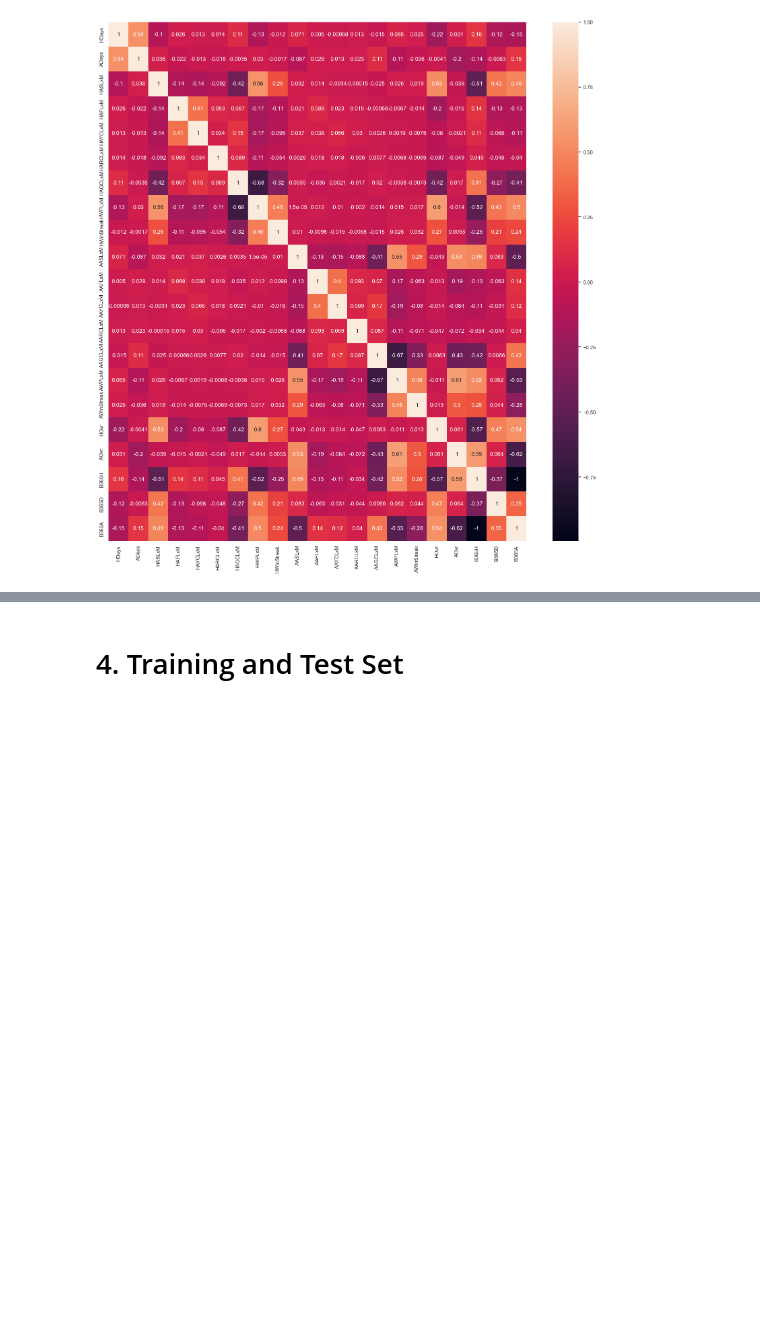
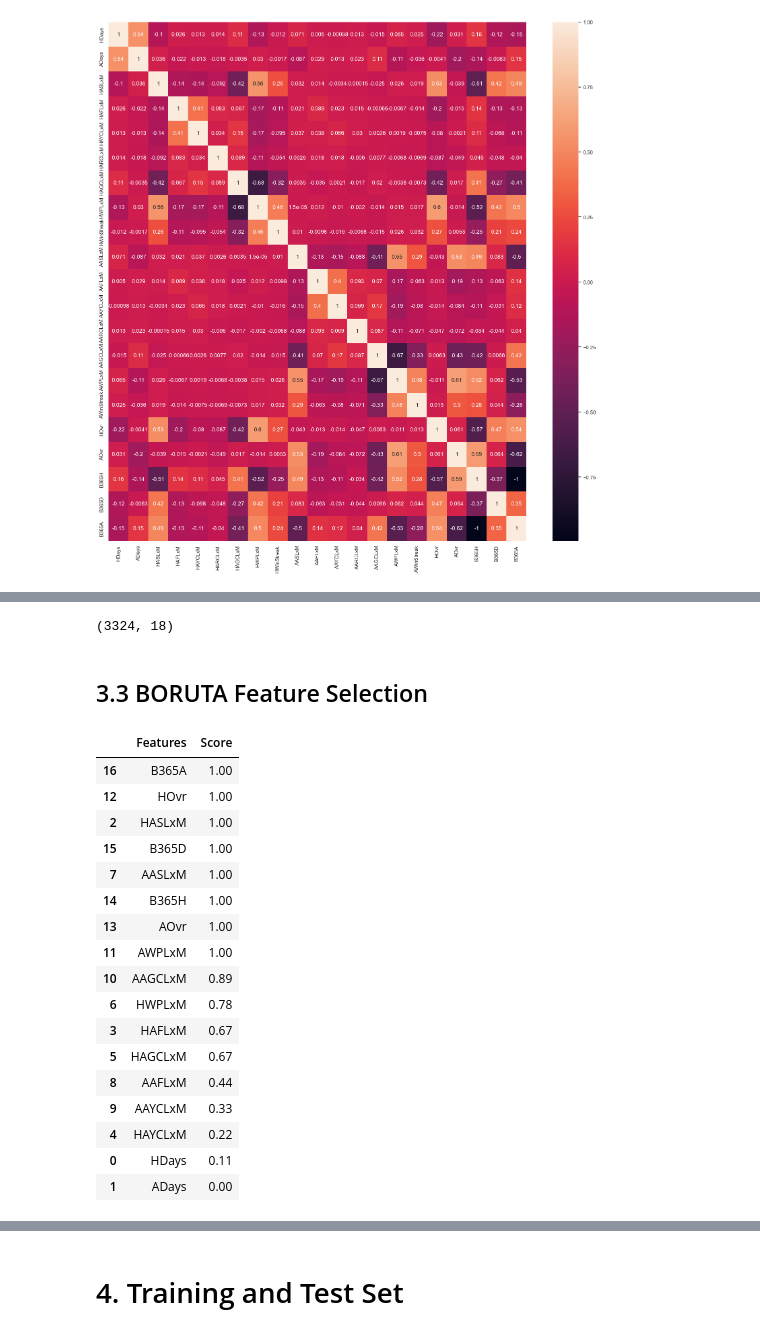
Before and after one commit to schoibs/football-match-prediction, a Jupyter notebook: 3 Feature Selection & Model Building.ipynb, the cells around one changed output, grey strips where cells are left out. Cells and saved outputs as stored; diff of their text form; code cells hidden in the pictures; blank space fills up the shorter version.

```diff
--- a/3 Feature Selection & Model Building.ipynb
+++ b/3 Feature Selection & Model Building.ipynb
@@ -285,0 +309,6 @@ def ranking(ranks, names, order=1):
+# %%
+df.shape
+# %% [output]
+(3324, 18)
+# %% [markdown]
+## 3.3 BORUTA Feature Selection
@@ -286,18 +321,37 @@ def ranking(ranks, names, order=1):
 # %%
-# y = df.Result
-# X = df.drop("Result", 1)
-# colnames = X.columns
+y = df.Result
+X = df.drop("Result", 1)
+colnames = X.columns
 
-# # using the BorutaPy function
-# rf = RandomForestClassifier(n_jobs = -1, class_weight="balanced_subsample", max_depth=5)
-# feat_selector = BorutaPy(rf, n_estimators="auto", random_state=1)
-# feat_selector.fit(X.values, y.values.ravel())
+# using the BorutaPy function
+rf = RandomForestClassifier(n_jobs = -1, class_weight="balanced_subsample", max_depth=5)
+feat_selector = BorutaPy(rf, n_estimators="auto", random_state=1)
+feat_selector.fit(X.values, y.values.ravel())
 
-# boruta_score = ranking(list(map(float, feat_selector.ranking_)), colnames, order=-1)
-# boruta_score = pd.DataFrame(list(boruta_score.items()), columns=['Features', 'Score'])
-# boruta_score = boruta_score.sort_values("Score", ascending = False)
+boruta_score = ranking(list(map(float, feat_selector.ranking_)), colnames, order=-1)
+boruta_score = pd.DataFrame(list(boruta_score.items()), columns=['Features', 'Score'])
+boruta_score = boruta_score.sort_values("Score", ascending = False)
 
-# boruta_score
+boruta_score
+# %% [output]
+|  | Features | Score |
+| 16 | B365A | 1.00 |
+| 12 | HOvr | 1.00 |
+| 2 | HASLxM | 1.00 |
+| 15 | B365D | 1.00 |
+| 7 | AASLxM | 1.00 |
+| 14 | B365H | 1.00 |
+| 13 | AOvr | 1.00 |
+| 11 | AWPLxM | 1.00 |
+| 10 | AAGCLxM | 0.89 |
+| 6 | HWPLxM | 0.78 |
+| 3 | HAFLxM | 0.67 |
+| 5 | HAGCLxM | 0.67 |
+| 8 | AAFLxM | 0.44 |
+| 9 | AAYCLxM | 0.33 |
+| 4 | HAYCLxM | 0.22 |
+| 0 | HDays | 0.11 |
+| 1 | ADays | 0.00 |
 # %%
 # drop features with less than 0.5
 df = df.drop(['HDays', 'ADays', 'AAYCLxM', 'HAYCLxM', 'AAFLxM'], axis=1)
```
Also changed, not shown: parts of 40 cells of this notebook, 4 other files.
